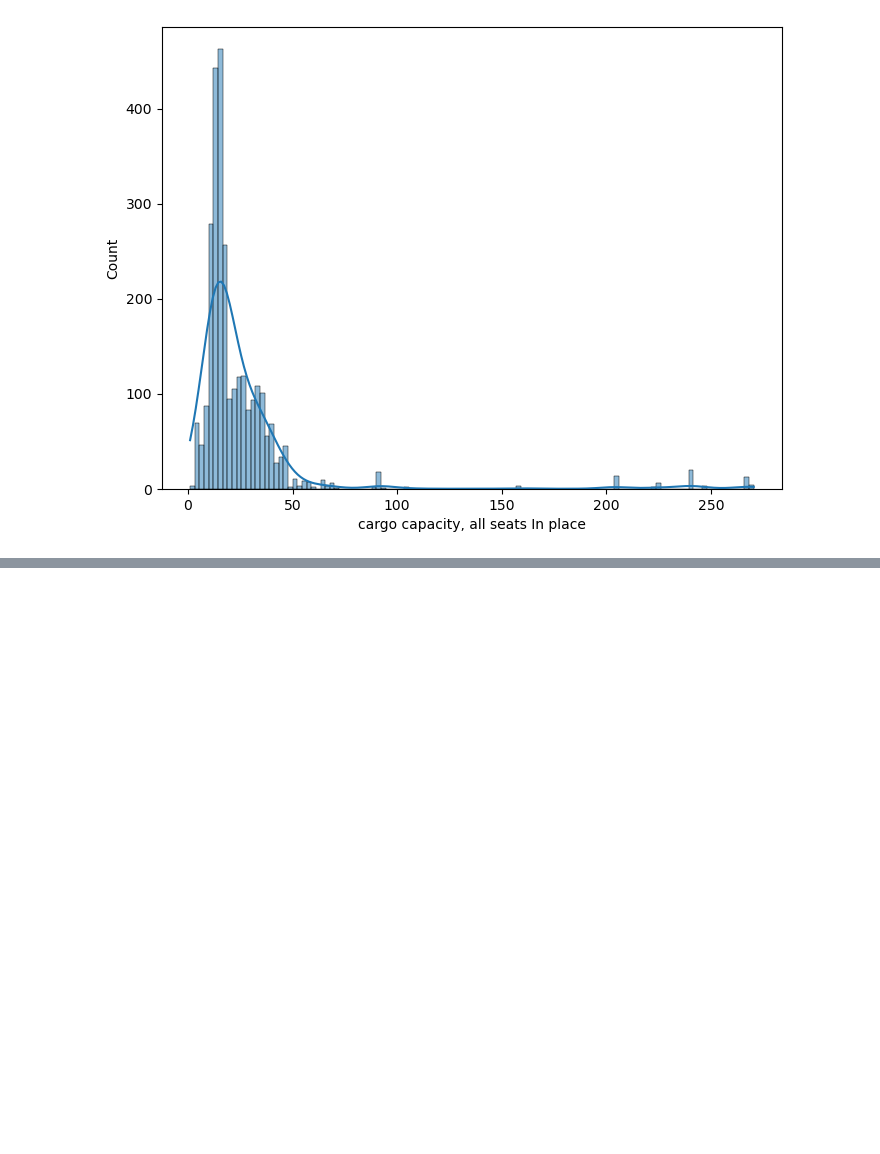
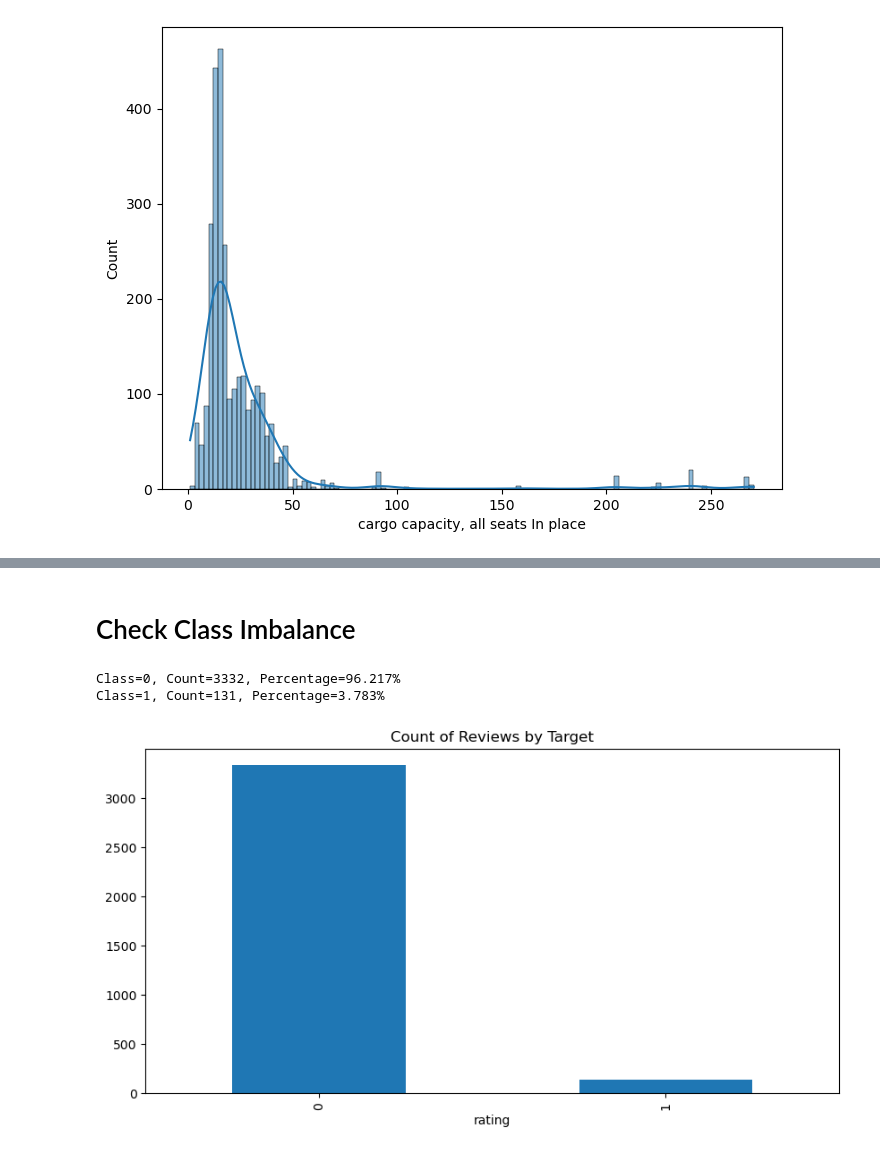
Before and after one commit to MaukanMir/Expert-Car-Classification, a Jupyter notebook: training.ipynb, the cells around one changed output, grey strips where cells are left out. Drawn from its saved outputs; the diff is of its cells as text; code cells hidden in the pictures; blank space fills up the shorter version.

Commit message:
heavily imbalanced dataset

```diff
--- a/training.ipynb
+++ b/training.ipynb
@@ -273,0 +289,8 @@ Rating Median: 16.7
+# %% [markdown]
+# Check Class Imbalance
+# %%
+check_class_imbalance(df, df['rating'], "rating")
+# %% [output]
+Class=0, Count=3332, Percentage=96.217%
+Class=1, Count=131, Percentage=3.783%
+[figure, added]
```
Also changed, not shown: parts of 4 cells of this notebook.
